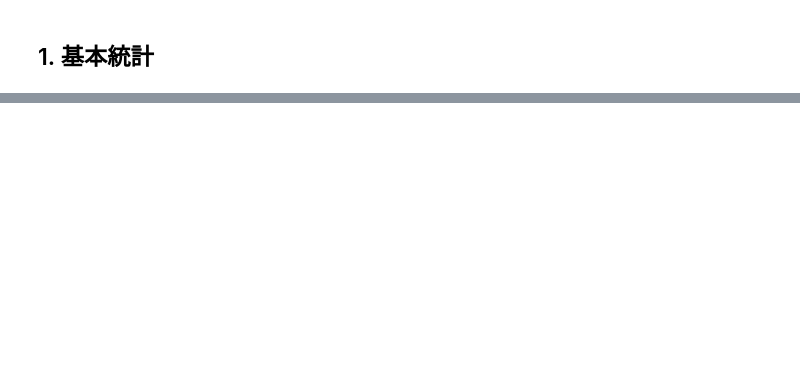
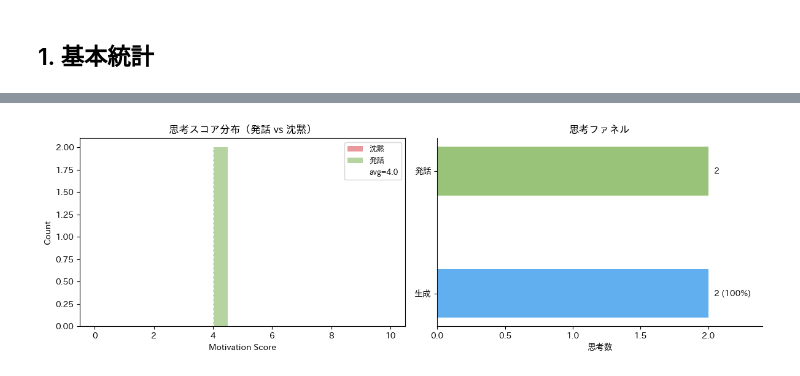
Before and after one commit to seiya-ikeda/Lita, a Jupyter notebook: analysis.ipynb, the cells around one changed output, grey strips where cells are left out. Drawn from its saved outputs; the diff is of its cells as text; code cells hidden in the pictures; blank space fills up the shorter version.

```diff
--- a/analysis.ipynb
+++ b/analysis.ipynb
@@ -63,0 +225,38 @@ else:
+# %%
+if not thoughts.empty:
+    fig, axes = plt.subplots(1, 2, figsize=(12, 4))
+
+    # ── 左: Motivation Score ヒストグラム ──────────────────────
+    ax = axes[0]
+    expressed_scores  = thoughts[thoughts["was_expressed"] == True]["motivation_score"]
+    suppressed_scores = thoughts[thoughts["was_expressed"] == False]["motivation_score"]
+    bins = [i * 0.5 for i in range(21)]
+    ax.hist(suppressed_scores, bins=bins, color="#e06c75", alpha=0.7, label="沈黙")
+    ax.hist(expressed_scores,  bins=bins, color="#98c379", alpha=0.7, label="発話")
+    ax.axvline(x=thoughts["motivation_score"].mean(), color="white", linestyle="--",
+               linewidth=1, label=f"avg={thoughts['motivation_score'].mean():.1f}")
+    ax.set_xlabel("Motivation Score")
+    ax.set_ylabel("Count")
+    ax.set_title("思考スコア分布（発話 vs 沈黙）")
+    ax.legend(fontsize=9)
+
+    # ── 右: 発話/沈黙ファネル ──────────────────────────────────
+    ax2 = axes[1]
+    total     = len(thoughts)
+    expressed = int(thoughts["was_expressed"].sum())
+    ax2.barh(["生成", "発話"], [total, expressed],
+             color=["#61afef", "#98c379"], height=0.4)
+    ax2.set_xlim(0, total * 1.2)
+    for spine in ["top", "right"]:
+        ax2.spines[spine].set_visible(False)
+    ax2.set_title("思考ファネル")
+    ax2.set_xlabel("思考数")
+    # ラベル
+    ax2.text(total + total * 0.02, 1, f"{total}", va="center", fontsize=10)
+    ax2.text(expressed + total * 0.02, 0,
+             f"{expressed} ({expressed/total*100:.0f}%)", va="center", fontsize=10)
+
+    plt.tight_layout()
+    plt.show()
+# %% [output]
+[figure, added]
```
Also changed, not shown: parts of 20 cells of this notebook, 7 other files.
